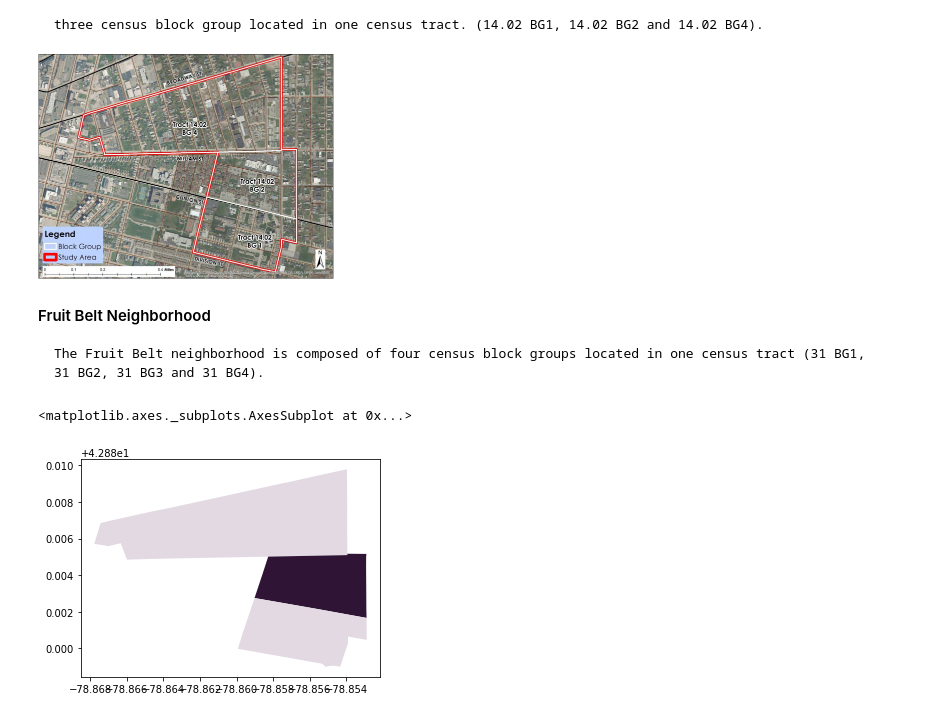
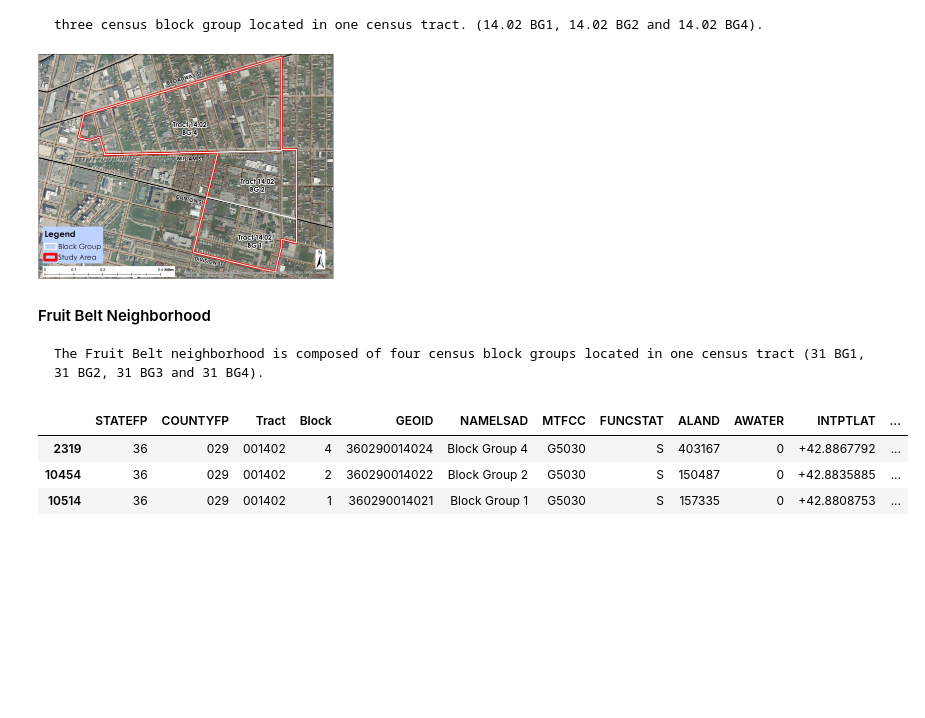
Before and after one commit to gentrification-ub/Data_from_UScensus, a Jupyter notebook: plot.ipynb, the cells around one changed output. Drawn from its saved outputs; the diff is of its cells as text; code cells hidden in the pictures; blank space fills up the shorter version.

```diff
--- a/plot.ipynb
+++ b/plot.ipynb
@@ -40,8 +52,10 @@ Below are the blocks that are indicated on the reading that are going through th
 #### Fruit Belt Neighborhood
     The Fruit Belt neighborhood is composed of four census block groups located in one census tract (31 BG1, 31 BG2, 31 BG3 and 31 BG4).
 # %%
-elicott = erie_county_blockGrp[(erie_county_blockGrp.TRACTCE == "001402") & (erie_county_blockGrp.BLKGRPCE != "3")]
-elicott.plot(cmap = 'twilight')
+elicott = erie_county_blockGrp[(erie_county_blockGrp.Tract == "001402") & (erie_county_blockGrp.Block != "3")]
+elicott
 # %% [output]
-<matplotlib.axes._subplots.AxesSubplot at 0x...>
-[figure, removed]
+|  | STATEFP | COUNTYFP | Tract | Block | GEOID | NAMELSAD | MTFCC | FUNCSTAT | ALAND | AWATER | INTPTLAT | ... |
+| 2319 | 36 | 029 | 001402 | 4 | 360290014024 | Block Group 4 | G5030 | S | 403167 | 0 | +42.8867792 | ... |
+| 10454 | 36 | 029 | 001402 | 2 | 360290014022 | Block Group 2 | G5030 | S | 150487 | 0 | +42.8835885 | ... |
+| 10514 | 36 | 029 | 001402 | 1 | 360290014021 | Block Group 1 | G5030 | S | 157335 | 0 | +42.8808753 | ... |
```
Also changed, not shown: parts of 3 cells of this notebook, 2 other files.
